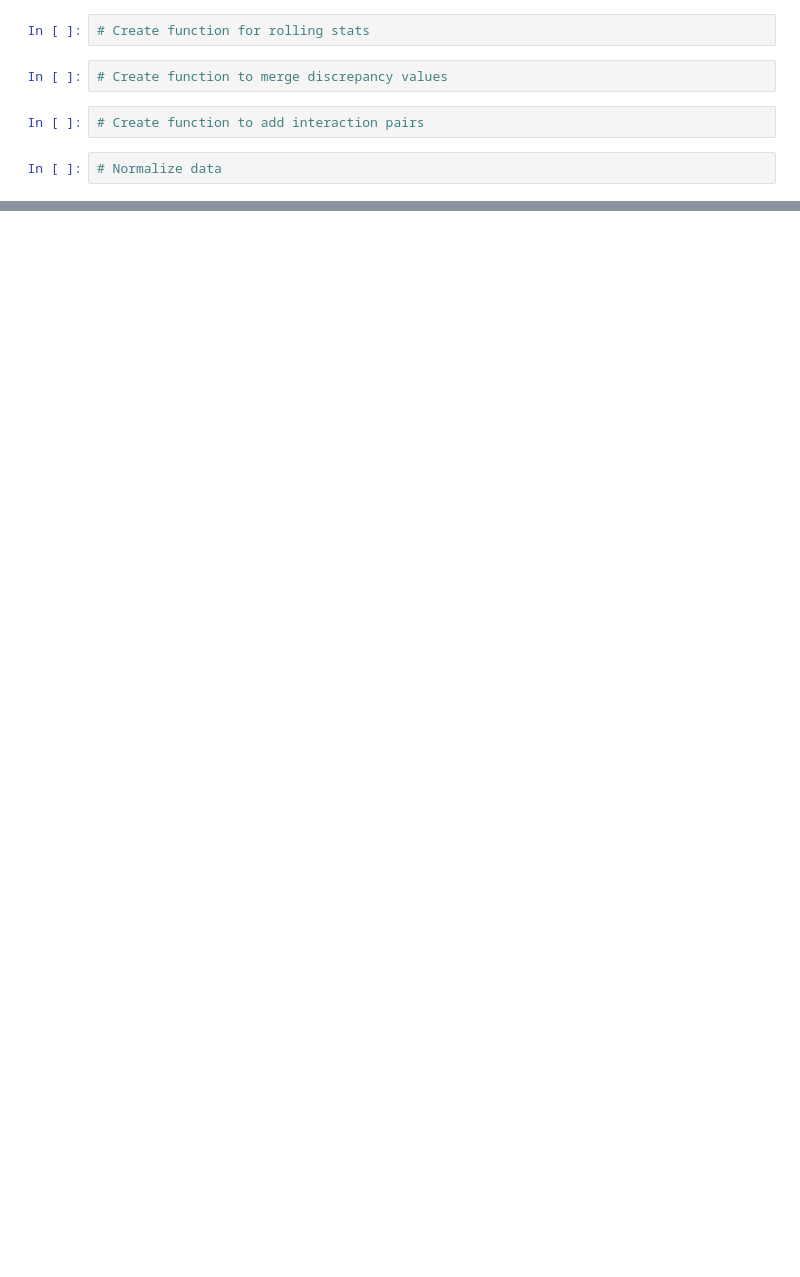
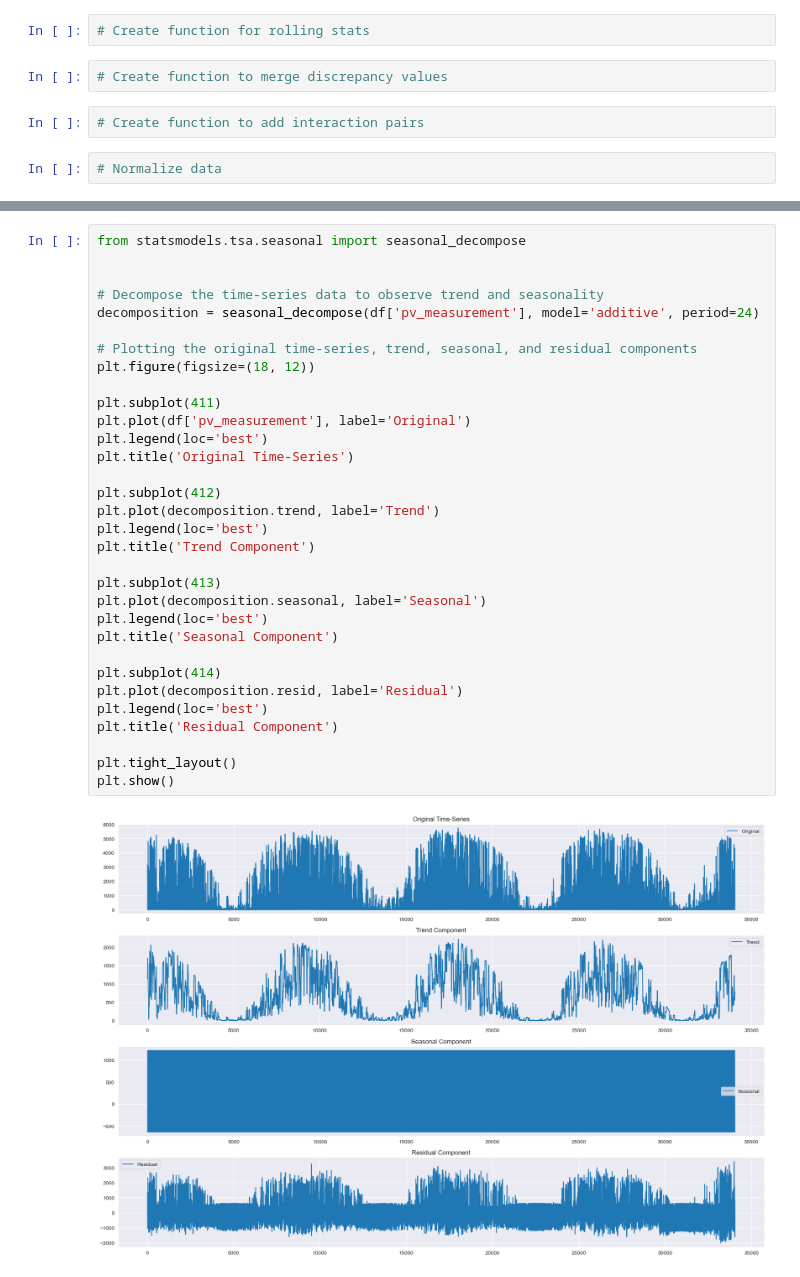
Before and after one commit to Markuski2023/MLGroupProject, a Jupyter notebook: src/EDA.ipynb, the cells around one changed output, grey strips where cells are left out. Cells and saved outputs as stored; diff of their text form; blank space fills up the shorter version.

```diff
--- a/src/EDA.ipynb
+++ b/src/EDA.ipynb
@@ -306,0 +216,34 @@ sorted_discrepancy
+# %%
+from statsmodels.tsa.seasonal import seasonal_decompose
+
+
+# Decompose the time-series data to observe trend and seasonality
+decomposition = seasonal_decompose(df['pv_measurement'], model='additive', period=24)
+
+# Plotting the original time-series, trend, seasonal, and residual components
+plt.figure(figsize=(18, 12))
+
+plt.subplot(411)
+plt.plot(df['pv_measurement'], label='Original')
+plt.legend(loc='best')
+plt.title('Original Time-Series')
+
+plt.subplot(412)
+plt.plot(decomposition.trend, label='Trend')
+plt.legend(loc='best')
+plt.title('Trend Component')
+
+plt.subplot(413)
+plt.plot(decomposition.seasonal, label='Seasonal')
+plt.legend(loc='best')
+plt.title('Seasonal Component')
+
+plt.subplot(414)
+plt.plot(decomposition.resid, label='Residual')
+plt.legend(loc='best')
+plt.title('Residual Component')
+
+plt.tight_layout()
+plt.show()
+# %% [output]
+[figure, added]
```
Also changed, not shown: parts of 29 cells of this notebook, 2 other files.
